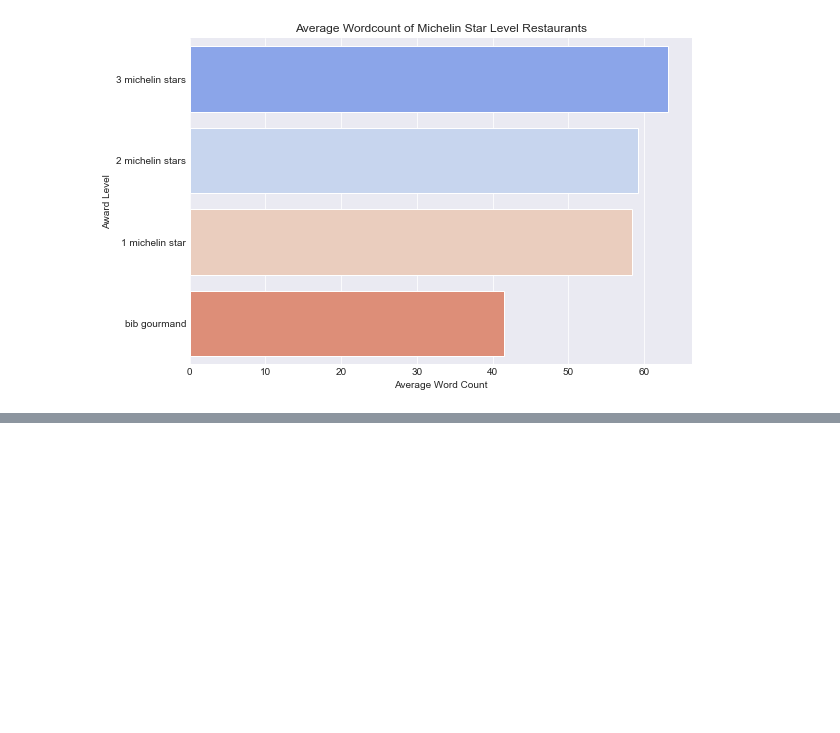
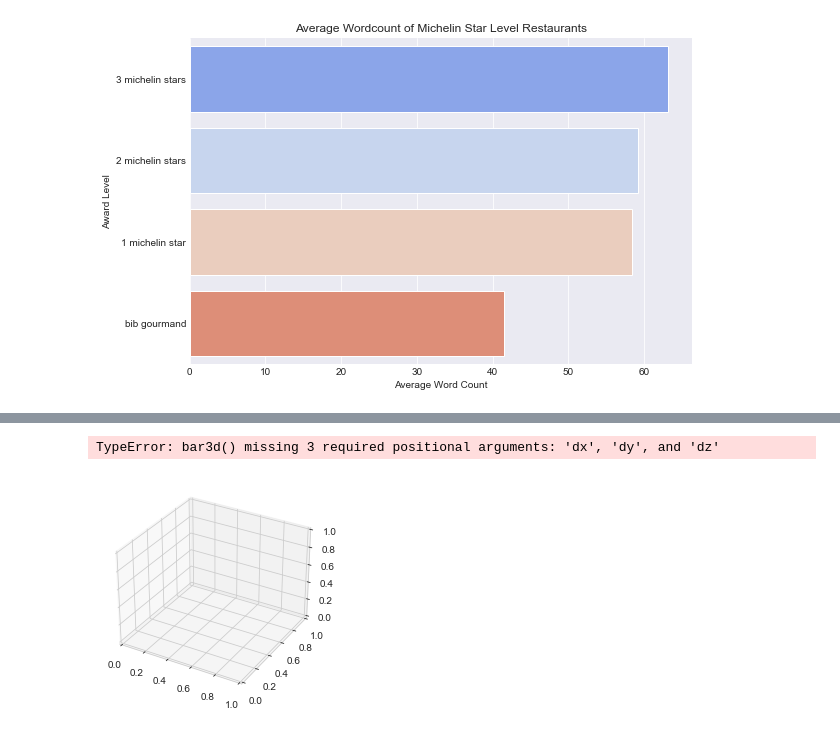
Before and after one commit to CodeupGourmands/Michelin_NLP_Capstone, a Jupyter notebook: drafts.ipynb, the cells around one changed output, grey strips where cells are left out. Cells and saved outputs as stored; diff of their text form; code cells hidden in the pictures; blank space fills up the shorter version.

```diff
--- a/drafts.ipynb
+++ b/drafts.ipynb
@@ -163,0 +277,11 @@ ValueError: could not convert string to float: 'bib gourmand'
+# %%
+fig = plt.figure()
+ax = fig.add_subplot(111, projection = '3d')
+x = train.groupby(['award'])
+y = train.groupby(['word_count'])
+z = train.groupby(['country'])
+
+ax.bar3d(x,y,z,color='#289944')
+# %% [output]
+TypeError: bar3d() missing 3 required positional arguments: 'dx', 'dy', and 'dz'
+[figure, added]
```
Also changed, not shown: parts of 15 cells of this notebook.
